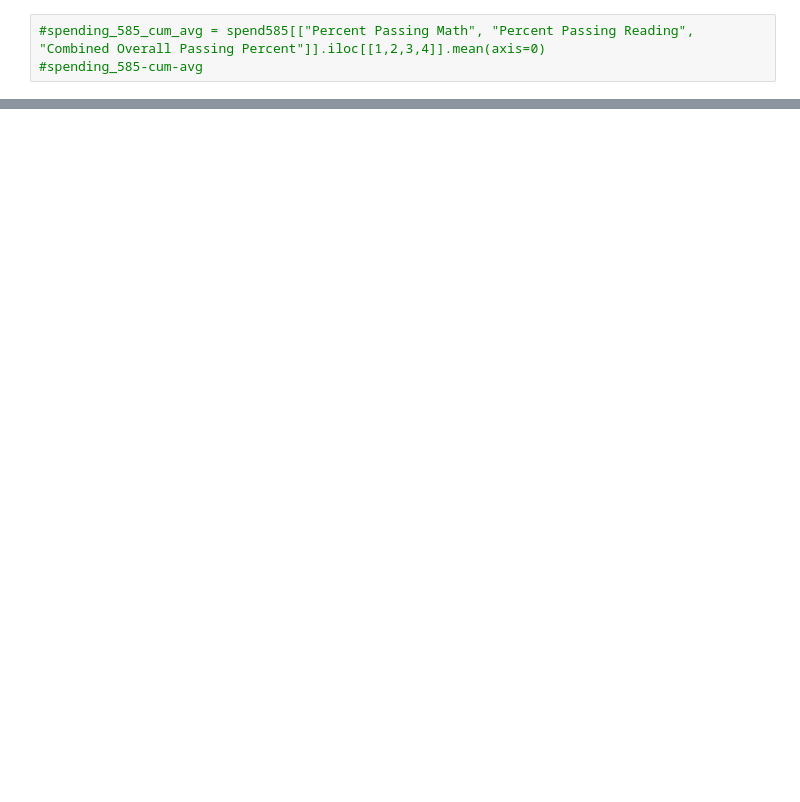
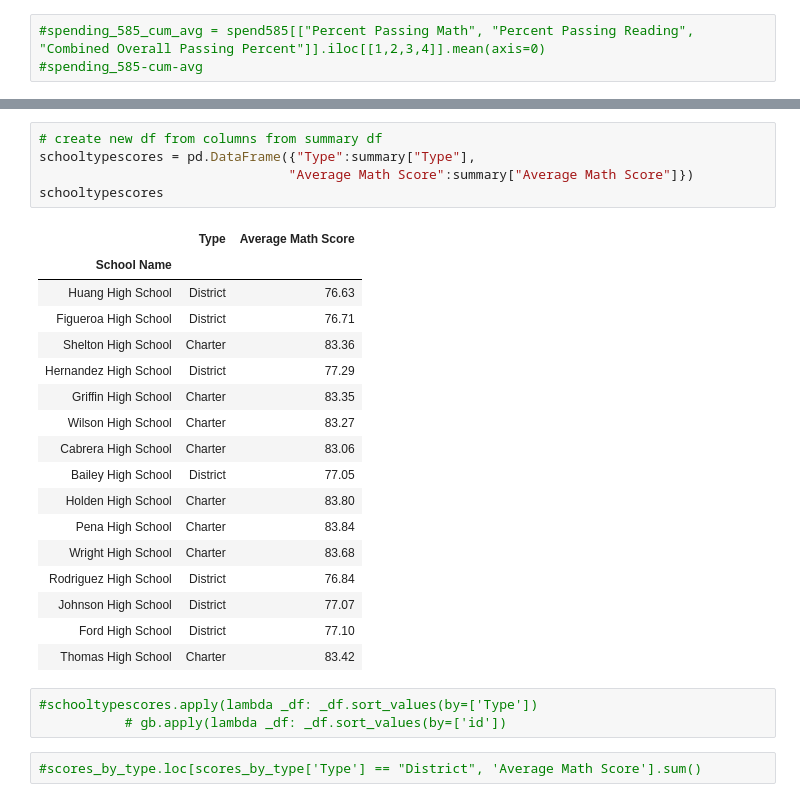
Before and after one commit to ejmayer/PyCitySchools, a Jupyter notebook: CitySchools.ipynb, the cells around one changed output, grey strips where cells are left out. Cells and saved outputs as stored; diff of their text form; blank space fills up the shorter version.

Commit message:
stuck on last three chart w/ groupby issues

```diff
--- a/CitySchools.ipynb
+++ b/CitySchools.ipynb
@@ -1115 +1132,29 @@ spending_ranges
+# %%
+# create new df from columns from summary df
+schooltypescores = pd.DataFrame({"Type":summary["Type"],
+                                "Average Math Score":summary["Average Math Score"]})
+schooltypescores
+# %% [output]
+|  | Type | Average Math Score |
+| School Name |  |  |
+| Huang High School | District | 76.63 |
+| Figueroa High School | District | 76.71 |
+| Shelton High School | Charter | 83.36 |
+| Hernandez High School | District | 77.29 |
+| Griffin High School | Charter | 83.35 |
+| Wilson High School | Charter | 83.27 |
+| Cabrera High School | Charter | 83.06 |
+| Bailey High School | District | 77.05 |
+| Holden High School | Charter | 83.80 |
+| Pena High School | Charter | 83.84 |
+| Wright High School | Charter | 83.68 |
+| Rodriguez High School | District | 76.84 |
+| Johnson High School | District | 77.07 |
+| Ford High School | District | 77.10 |
+| Thomas High School | Charter | 83.42 |
+# %%
+#schooltypescores.apply(lambda _df: _df.sort_values(by=['Type'])
+           # gb.apply(lambda _df: _df.sort_values(by=['id'])
+# %%
+#scores_by_type.loc[scores_by_type['Type'] == "District", 'Average Math Score'].sum()
 # %%
```
Also changed, not shown: parts of 64 cells of this notebook.
